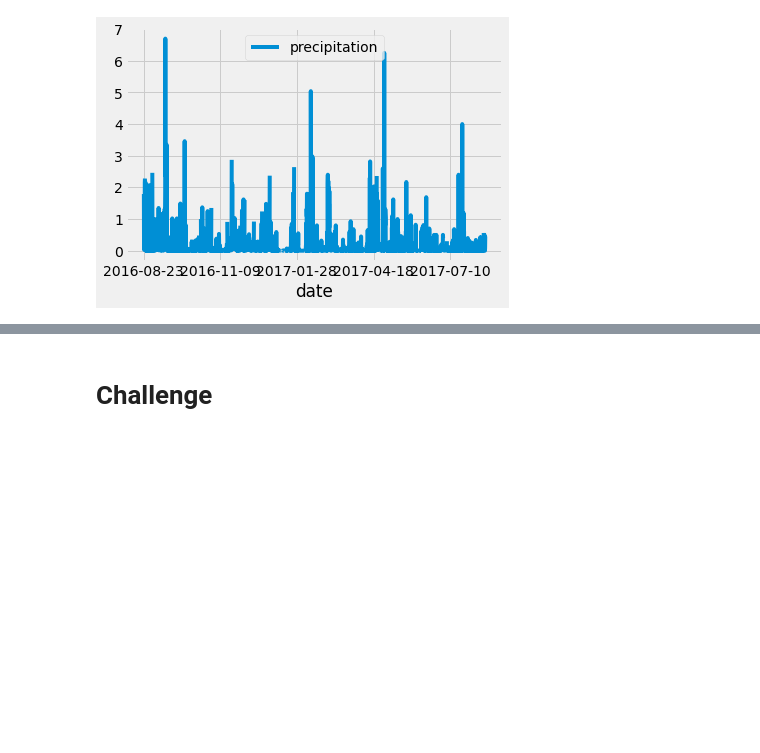
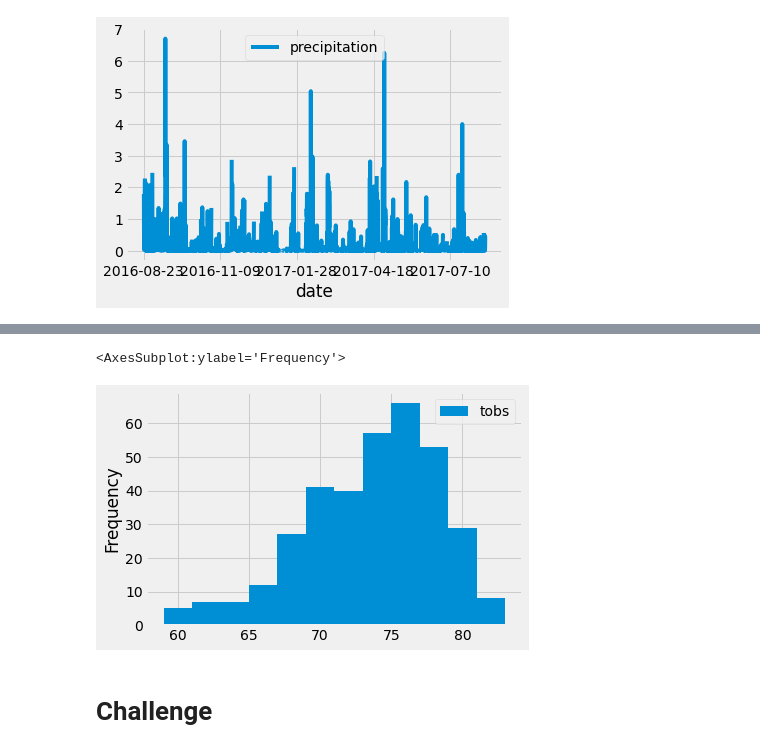
Before and after one commit to hastyjr/surfs_up, a Jupyter notebook: climate_analysis.ipynb, the cells around one changed output, grey strips where cells are left out. Drawn from its saved outputs; the diff is of its cells as text; code cells hidden in the pictures; blank space fills up the shorter version.

Commit message:
plost the highest number of observations

```diff
--- a/climate_analysis.ipynb
+++ b/climate_analysis.ipynb
@@ -122,3 +142,7 @@ df.describe()
 # %%
 # Choose the station with the highest number of temperature observations.
 # Query the last 12 months of temperature observation data for this station and plot the results as a histogram
+results = session.query(Measurement.tobs).\
+filter(Measurement.station == 'USC00519281').\
+filter(Measurement.date >= prev_year).all()
+print(results)
@@ -124,0 +151,4 @@ df.describe()
+# %%
+# convert the above results to a dataframe
+df = pd.DataFrame(results, columns=['tobs'])
+print(df)
@@ -125,3 +170,9 @@ df.describe()
+# %%
+## create a histogram with the plot() and hist() funtions to add the number of bins as a paramater
+df.plot.hist(bins=12)
+# %% [output]
+<AxesSubplot:ylabel='Frequency'>
+[figure, added]
 # %%
 # Write a function called `calc_temps` that will accept start date and end date in the format '%Y-%m-%d'
 # and return the minimum, average, and maximum temperatures for that range of dates
```
Also changed, not shown: parts of 5 cells of this notebook.
